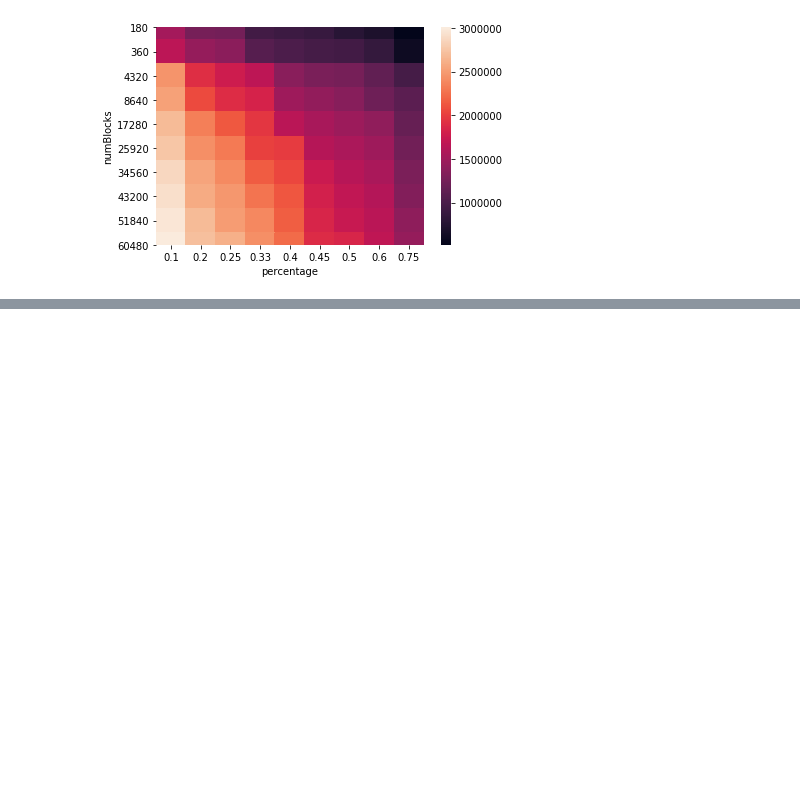
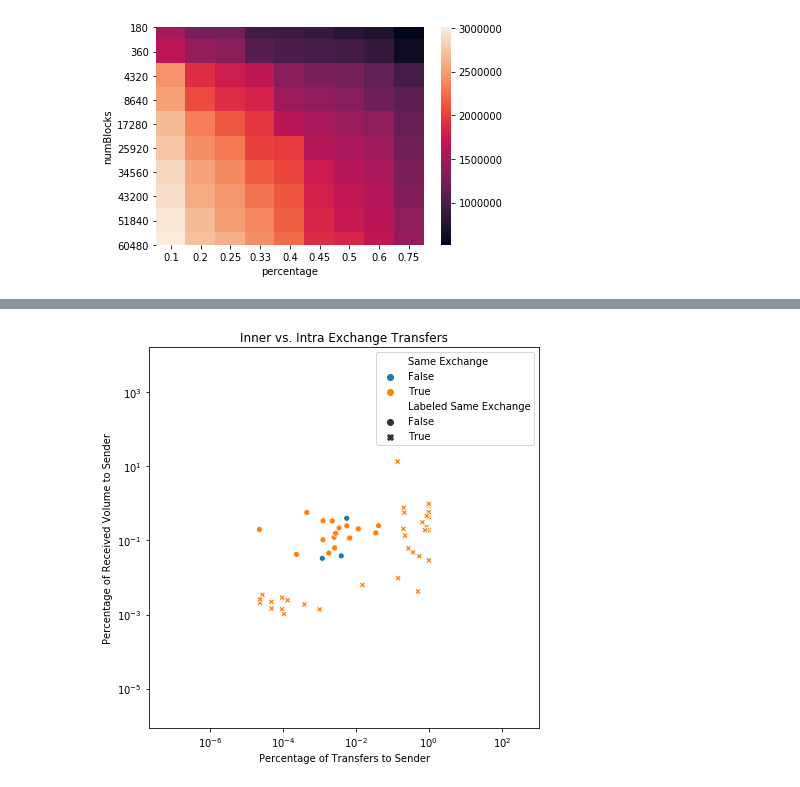
Before and after one commit to daniel-wenzel/polonius, a Jupyter notebook: jupyter/Deposit Clustering Results.ipynb, the cells around one changed output, grey strips where cells are left out. Cells and saved outputs as stored; diff of their text form; code cells hidden in the pictures; blank space fills up the shorter version.

```diff
--- a/jupyter/Deposit Clustering Results.ipynb
+++ b/jupyter/Deposit Clustering Results.ipynb
@@ -116,0 +285,24 @@ plt.show()
+# %%
+data['recv_short'] = data['recv_name'].apply(lambda x: x.split()[0].replace(':',''))
+data['sndr_short'] = data['sndr_name'].apply(lambda x: x.split()[0].replace(':',''))
+data['Same Exchange'] = data['recv_short'] == data['sndr_short']
+
+data['Labeled Same Exchange'] = False
+data.loc[data['percentage_volume'] <= 0.01, 'Labeled Same Exchange'] = True
+data.loc[data['percentage_transfers'] > 0.05, 'Labeled Same Exchange'] = True
+
+f, ax = plt.subplots(figsize=(7, 7))
+ax.set(xscale="log", yscale="log")
+
+data_small = data#[data['distinctOutDegree'] >= 100]
+
+#data.loc[data['percentage_transfers'] == 0, ['percentage_transfers']] = 0.00000000001
+#data.loc[data['percentage_volume'] == 0, 'percentage_volume'] = 0.00000000001
+sns.scatterplot(data=data_small, hue='Same Exchange', x='percentage_transfers', y='percentage_volume', style='Labeled Same Exchange', ax=ax)
+ax.set_ylabel("Percentage of Received Volume to Sender")
+ax.set_xlabel("Percentage of Transfers to Sender")
+ax.set_title('Inner vs. Intra Exchange Transfers')
+
+plt.savefig('inner_intra_exchange.pdf')
+# %% [output]
+[figure, added]
```
Also changed, not shown: parts of 18 cells of this notebook, 10 other files.
